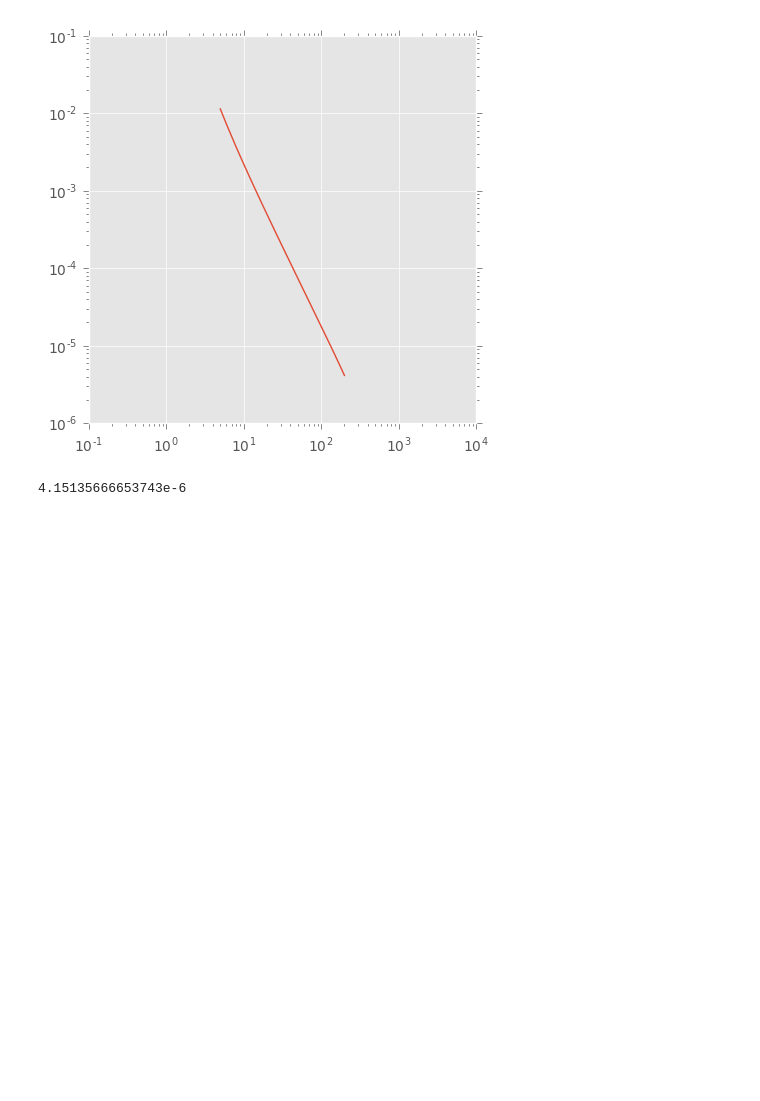
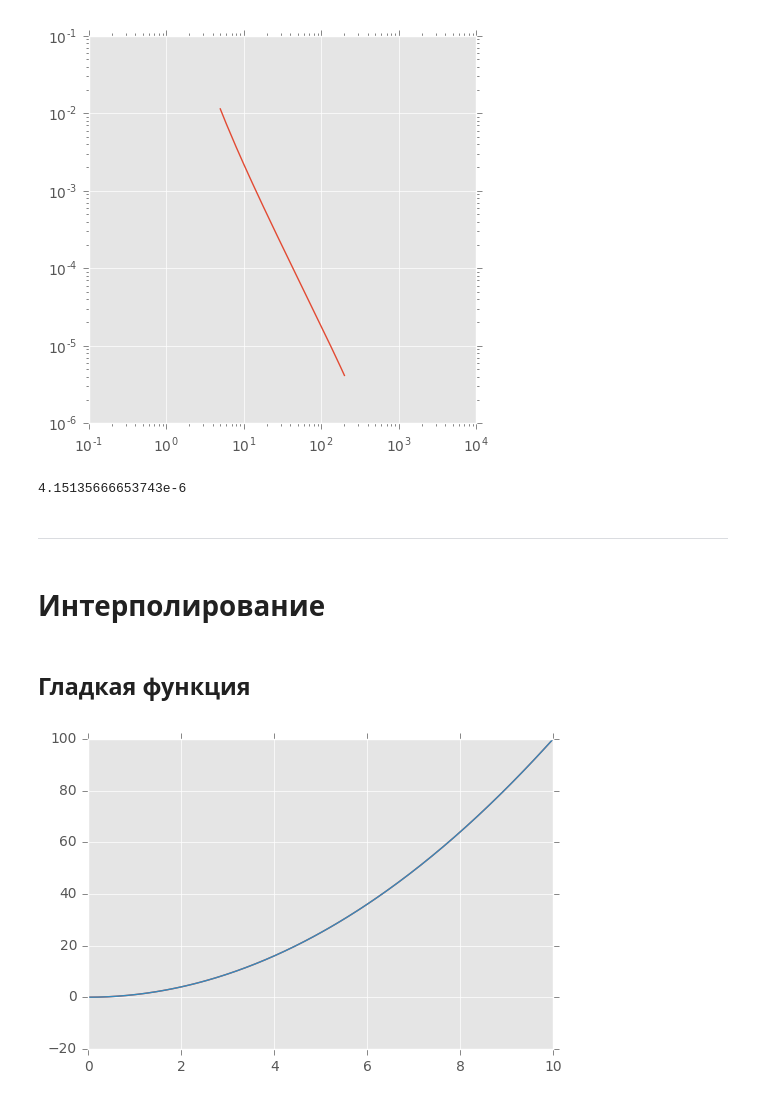
Before and after one commit to Alpus/AdAnalysis, a Jupyter notebook: analytics.ipynb, the cells around one changed output. Cells and saved outputs as stored; diff of their text form; code cells hidden in the pictures; blank space fills up the shorter version.

```diff
--- a/analytics.ipynb
+++ b/analytics.ipynb
@@ -89,3 +91,21 @@ func = OneArgFunction(str_func='2sin(x^2)', arg='x', begin=0, end=1, points_coun
 abs(0.620537 - func.integrate())
 # %% [output]
 4.15135666653743e-6
+# %% [markdown]
+---
+# %% [markdown]
+# Интерполирование
+# %% [markdown]
+## Гладкая функция
+# %%
+func_20 = OneArgFunction(str_func='x^2', arg='x', begin=0, end=10, points_count=200)
+# %%
+x_orig, y_orig = map(np.array, zip(*func_20.tabulation.items()))
+plt.plot(x_orig, y_orig)
+
+x_int, y_int = map(np.array, zip(*func_20.interpolate(2000).items()))
+
+plt.plot(x_int, y_int)
+plt.show();
+# %% [output]
+[figure, added]
```
Also changed, not shown: parts of 22 cells of this notebook, 7 other files.
